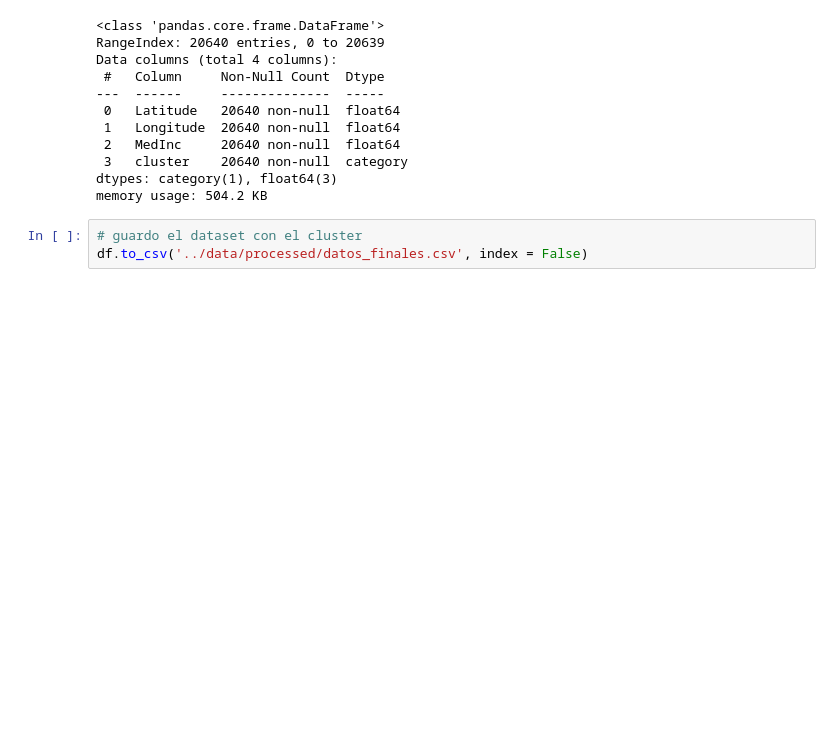
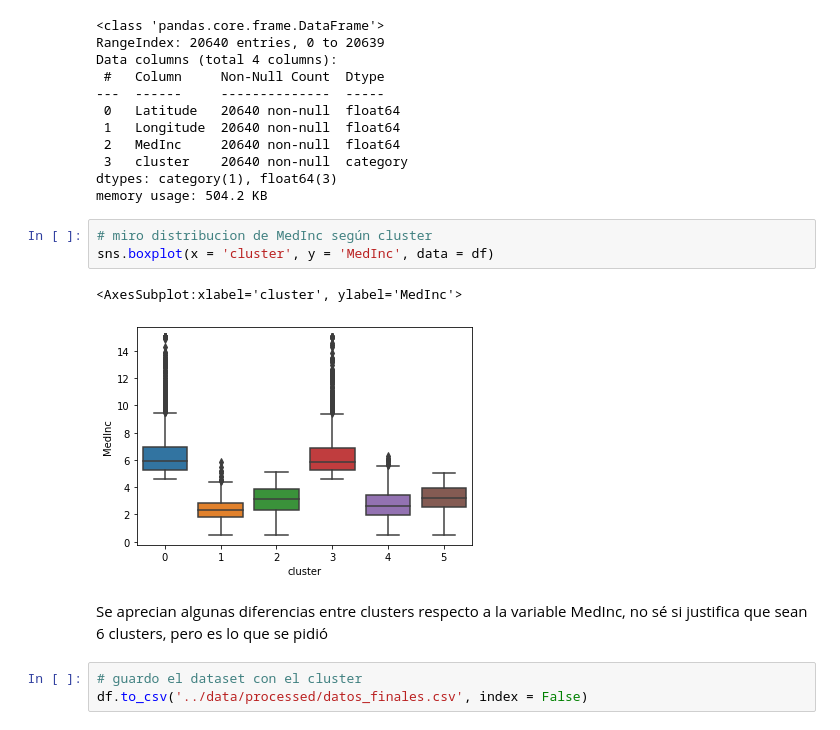
Before and after one commit to RominaGonella/K-means-Project-Tutorial, a Jupyter notebook: src/explore.ipynb, the cells around one changed output. Saved outputs shown, nothing was run; the diff lists cells and outputs as text; blank space fills up the shorter version.

```diff
--- a/src/explore.ipynb
+++ b/src/explore.ipynb
@@ -149,6 +183,14 @@ Data columns (total 4 columns):
  3   cluster    20640 non-null  category
 dtypes: category(1), float64(3)
 memory usage: 504.2 KB
+# %%
+# miro distribucion de MedInc según cluster
+sns.boxplot(x = 'cluster', y = 'MedInc', data = df)
+# %% [output]
+<AxesSubplot:xlabel='cluster', ylabel='MedInc'>
+[figure, added]
+# %% [markdown]
+Se aprecian algunas diferencias entre clusters respecto a la variable MedInc, no sé si justifica que sean 6 clusters, pero es lo que se pidió
 # %%
 # guardo el dataset con el cluster
 df.to_csv('../data/processed/datos_finales.csv', index = False)
```
Also changed, not shown: parts of 19 cells of this notebook, 2 other files.
